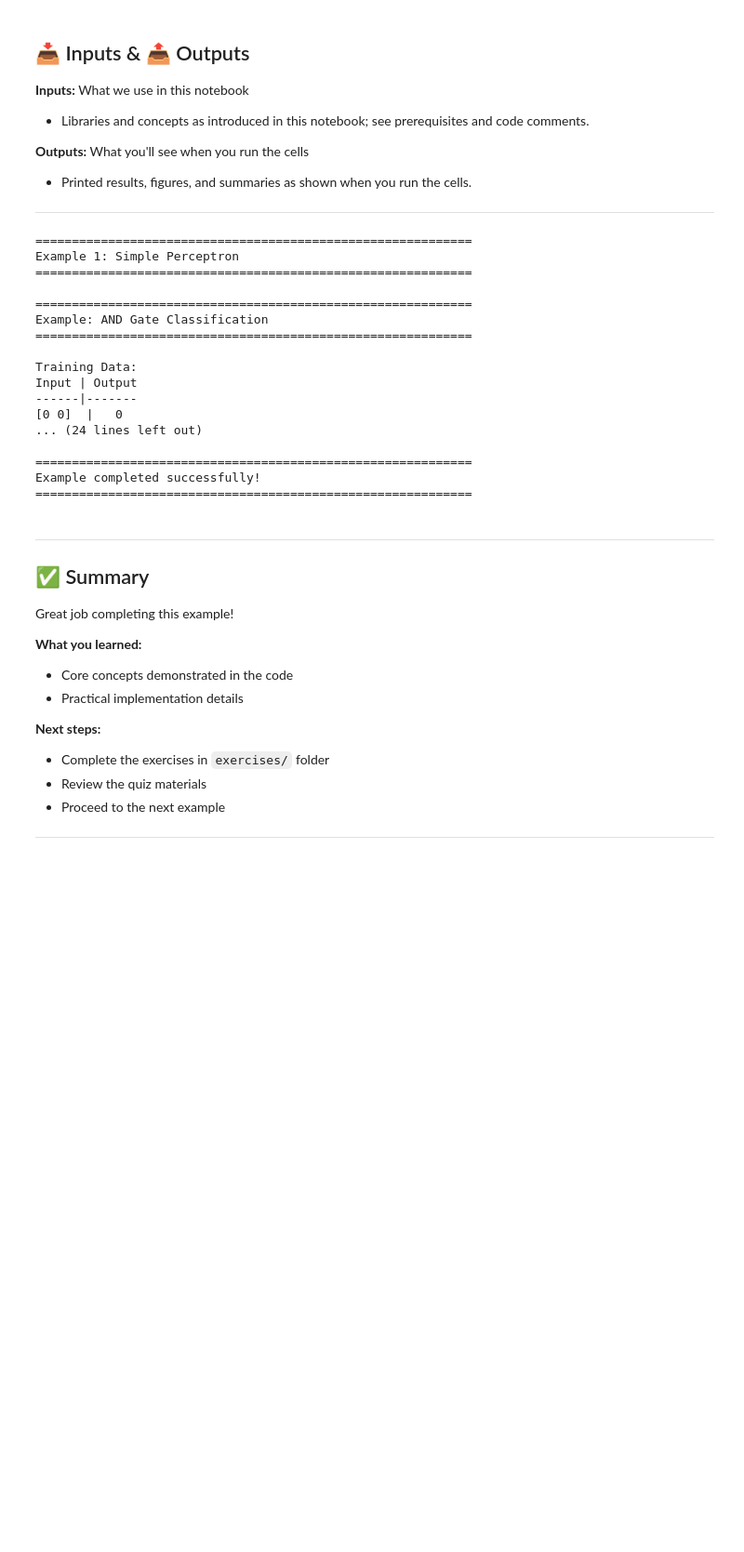
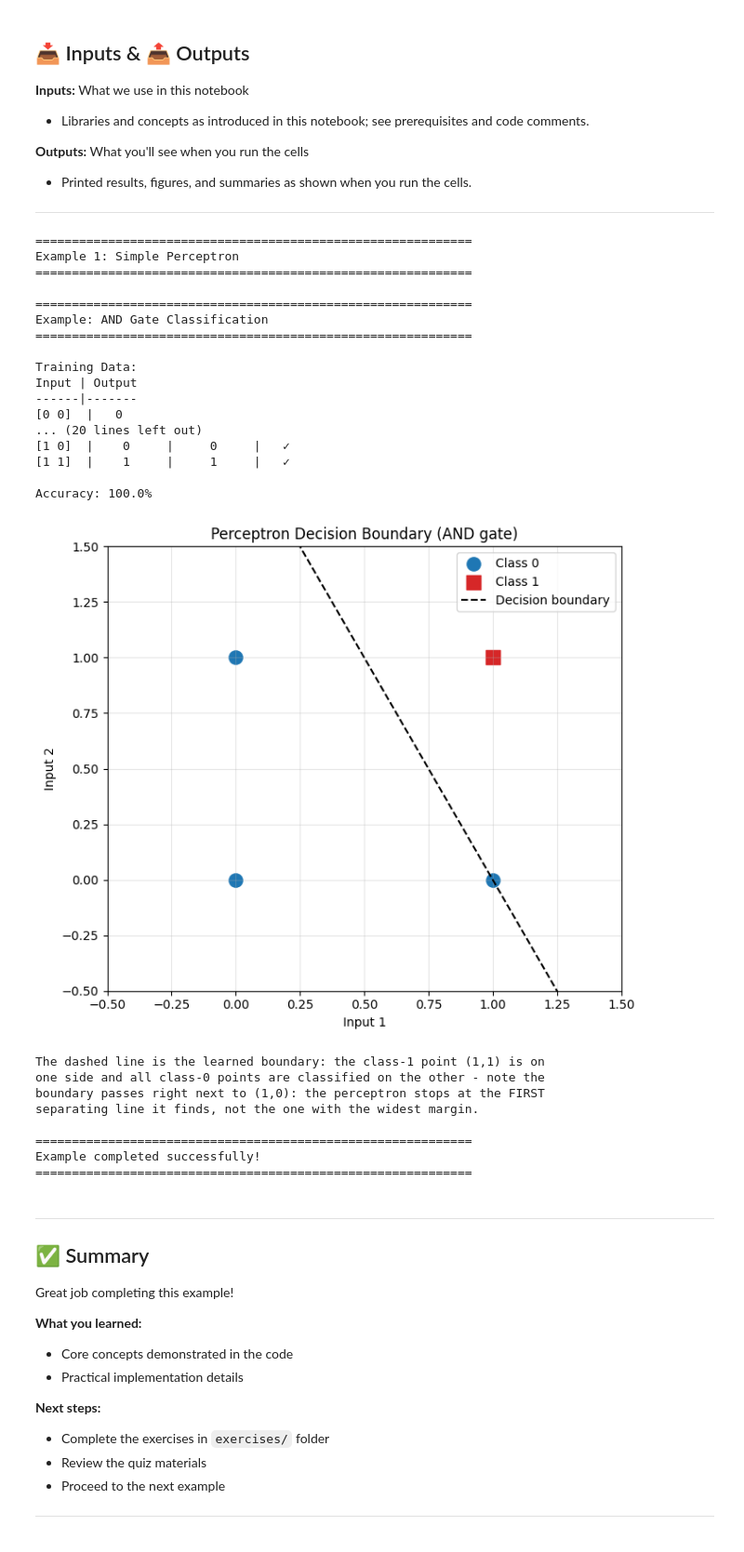
Before and after one commit to A-Alwabel/AI-Diploma-Program, a Jupyter notebook: Course 01/unit4-neural-networks-basics/examples/01_simple_perceptron.ipynb, the cells around one changed output. Shown at 93% size. Drawn from its saved outputs; the diff is of its cells as text; code cells hidden in the pictures; blank space fills up the shorter version.

```diff
--- a/Course 01/unit4-neural-networks-basics/examples/01_simple_perceptron.ipynb
+++ b/Course 01/unit4-neural-networks-basics/examples/01_simple_perceptron.ipynb
@@ -176,37 +176,71 @@ print("Testing Perceptron")
 print("=" * 60)
 
 predictions = perceptron.predict(X)
 print("\nPredictions:")
 print("Input | Expected | Predicted | Correct")
 print("------|----------|-----------|--------")
 for i in range(len(X)):
     correct = "✓" if predictions[i] == y[i] else "✗"
     print(f"{X[i]}  |    {y[i]}     |     {predictions[i]}     |   {correct}")
 
 accuracy = np.mean(predictions == y) * 100
 print(f"\nAccuracy: {accuracy}%")
 
+# Decision boundary visualization
+# The learned rule is: w1*x1 + w2*x2 + b >= 0  ->  class 1
+plt.figure(figsize=(7, 6))
+for cls, marker, color in [(0, 'o', 'tab:blue'), (1, 's', 'tab:red')]:
+    pts = X[y == cls]
+    plt.scatter(pts[:, 0], pts[:, 1], marker=marker, s=120, c=color, label=f'Class {cls}')
+
+w1, w2 = perceptron.weights
+b = perceptron.bias
+xs = np.linspace(-0.5, 1.5, 100)
+plt.plot(xs, -(w1 * xs + b) / w2, 'k--', label='Decision boundary')
+plt.xlim(-0.5, 1.5)
+plt.ylim(-0.5, 1.5)
+plt.xlabel('Input 1')
+plt.ylabel('Input 2')
+plt.title('Perceptron Decision Boundary (AND gate)')
+plt.legend()
+plt.grid(True, alpha=0.3)
+plt.tight_layout()
+plt.show()
+print('The dashed line is the learned boundary: the class-1 point (1,1) is on')
+print('one side and all class-0 points are classified on the other - note the')
+print('boundary passes right next to (1,0): the perceptron stops at the FIRST')
+print('separating line it finds, not the one with the widest margin.')
+
 print("\n" + "=" * 60)
 print("Example completed successfully!")
 print("=" * 60)
 # %% [output]
 ============================================================
 Example 1: Simple Perceptron
 ============================================================
 
 ============================================================
 Example: AND Gate Classification
 ============================================================
 
 Training Data:
 Input | Output
 ------|-------
 [0 0]  |   0
-... (24 lines left out)
+... (20 lines left out)
+[1 0]  |    0     |     0     |   ✓
+[1 1]  |    1     |     1     |   ✓
 
-============================================================
-Example completed successfully!
-============================================================
+Accuracy: 100.0%
+[figure, added]
+The dashed line is the learned boundary: the class-1 point (1,1) is on
+one side and all class-0 points are classified on the other - note the
+boundary passes right next to (1,0): the perceptron stops at the FIRST
+separating line it finds, not the one with the widest margin.
+
+============================================================
+Example completed successfully!
+============================================================
 # %% [markdown]
 ---
 
```
Also changed, not shown: 20 other files.
